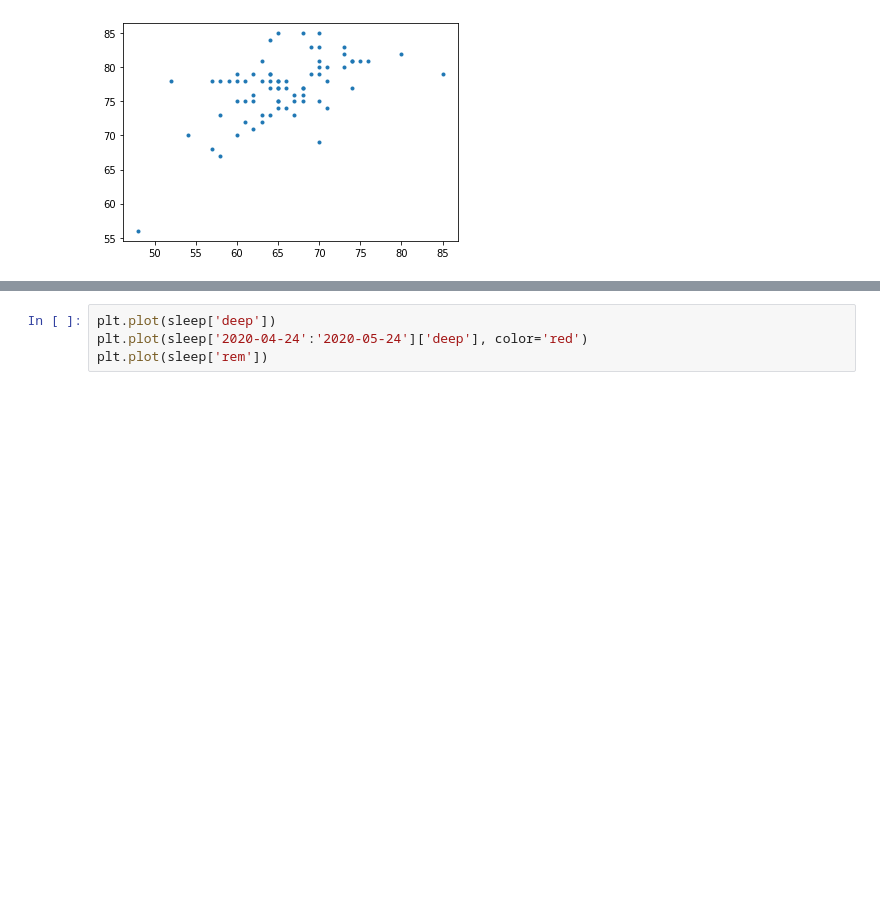
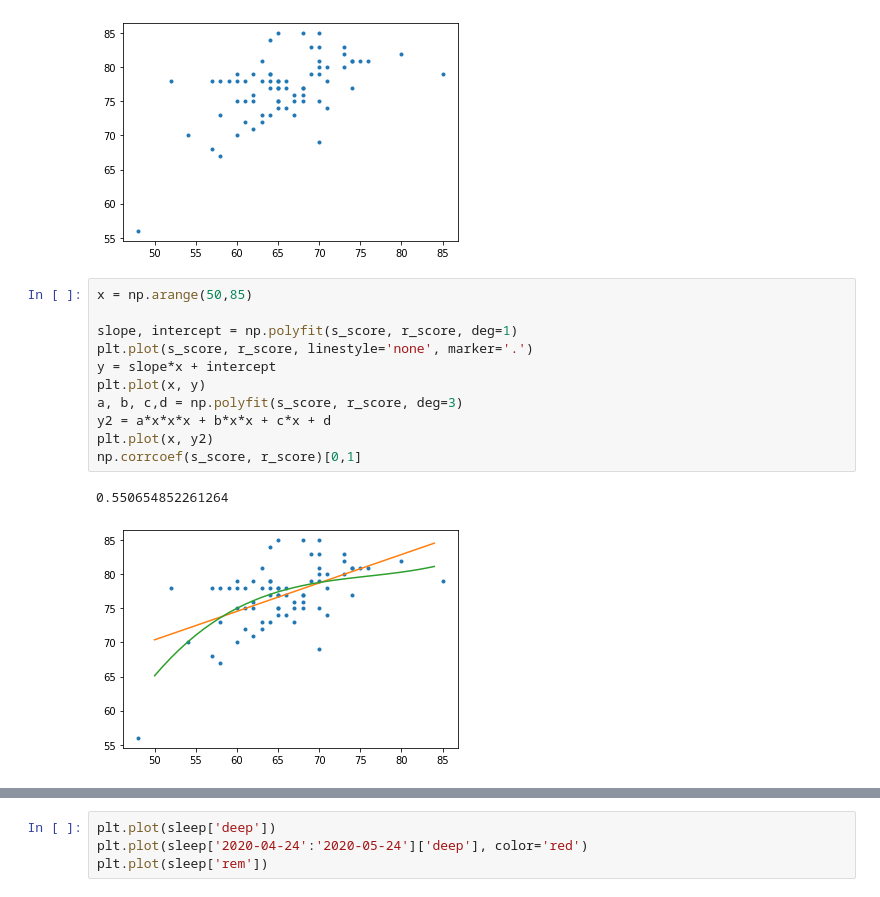
Before and after one commit to nidhog/nofone, a Jupyter notebook: EDA-fasting.ipynb, the cells around one changed output, grey strips where cells are left out. Saved outputs shown, nothing was run; the diff lists cells and outputs as text; blank space fills up the shorter version.

```diff
--- a/EDA-fasting.ipynb
+++ b/EDA-fasting.ipynb
@@ -104,4 +108,18 @@ s_score = np.array(sleep.score)
 r_score = np.array(readiness.score)
 # %% [output]
 [figure]
+# %%
+x = np.arange(50,85)
+
+slope, intercept = np.polyfit(s_score, r_score, deg=1)
+plt.plot(s_score, r_score, linestyle='none', marker='.')
+y = slope*x + intercept
+plt.plot(x, y)
+a, b, c,d = np.polyfit(s_score, r_score, deg=3)
+y2 = a*x*x*x + b*x*x + c*x + d
+plt.plot(x, y2)
+np.corrcoef(s_score, r_score)[0,1]
+# %% [output]
+0.550654852261264
+[figure, added]
 # %%
```
Also changed, not shown: parts of 79 cells of this notebook, 1 other file.
